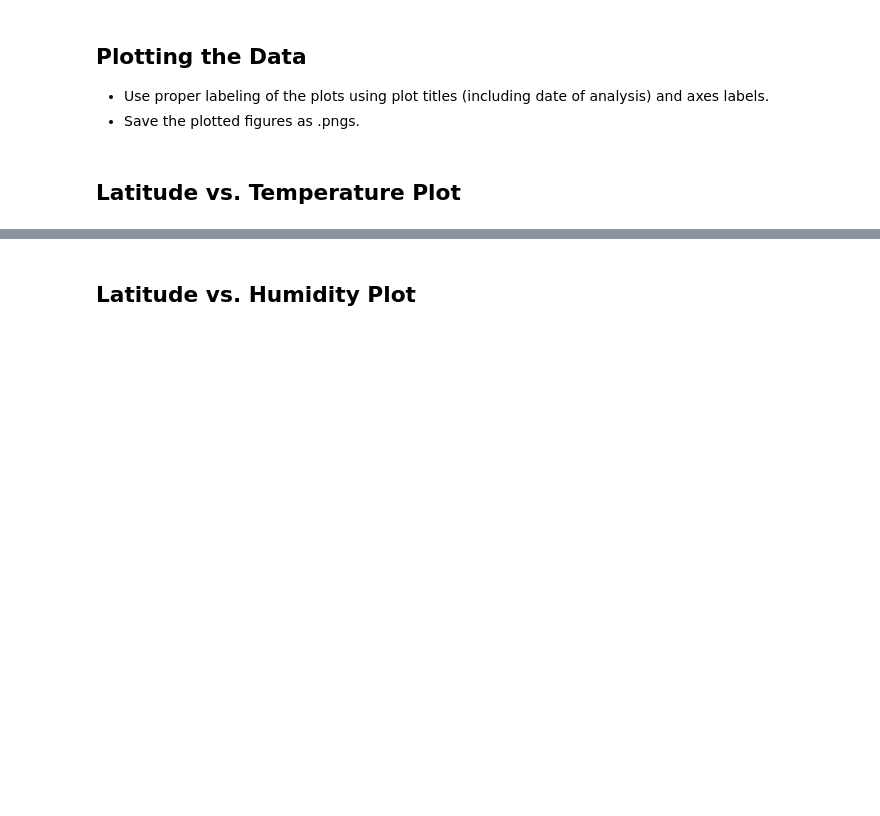
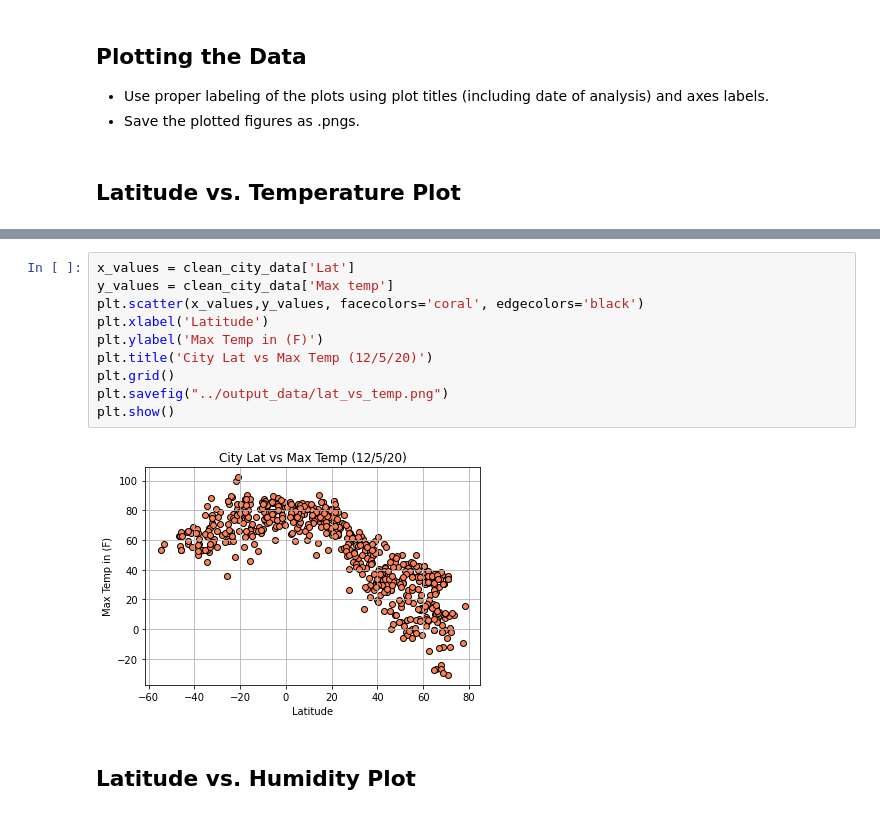
Before and after one commit to alagnevall/python-api-challenge, a Jupyter notebook: WeatherPy/WeatherPy.ipynb, the cells around one changed output, grey strips where cells are left out. Cells and saved outputs as stored; diff of their text form; blank space fills up the shorter version.

```diff
--- a/WeatherPy/WeatherPy.ipynb
+++ b/WeatherPy/WeatherPy.ipynb
@@ -136,2 +211,14 @@ Int64Index([], dtype='int64')
+# %%
+x_values = clean_city_data['Lat']
+y_values = clean_city_data['Max temp']
+plt.scatter(x_values,y_values, facecolors='coral', edgecolors='black')
+plt.xlabel('Latitude')
+plt.ylabel('Max Temp in (F)')
+plt.title('City Lat vs Max Temp (12/5/20)')
+plt.grid()
+plt.savefig("../output_data/lat_vs_temp.png")
+plt.show()
+# %% [output]
+[figure, added]
 # %% [markdown]
 ## Latitude vs. Humidity Plot
```
Also changed, not shown: parts of 24 cells of this notebook, 9 other files.
